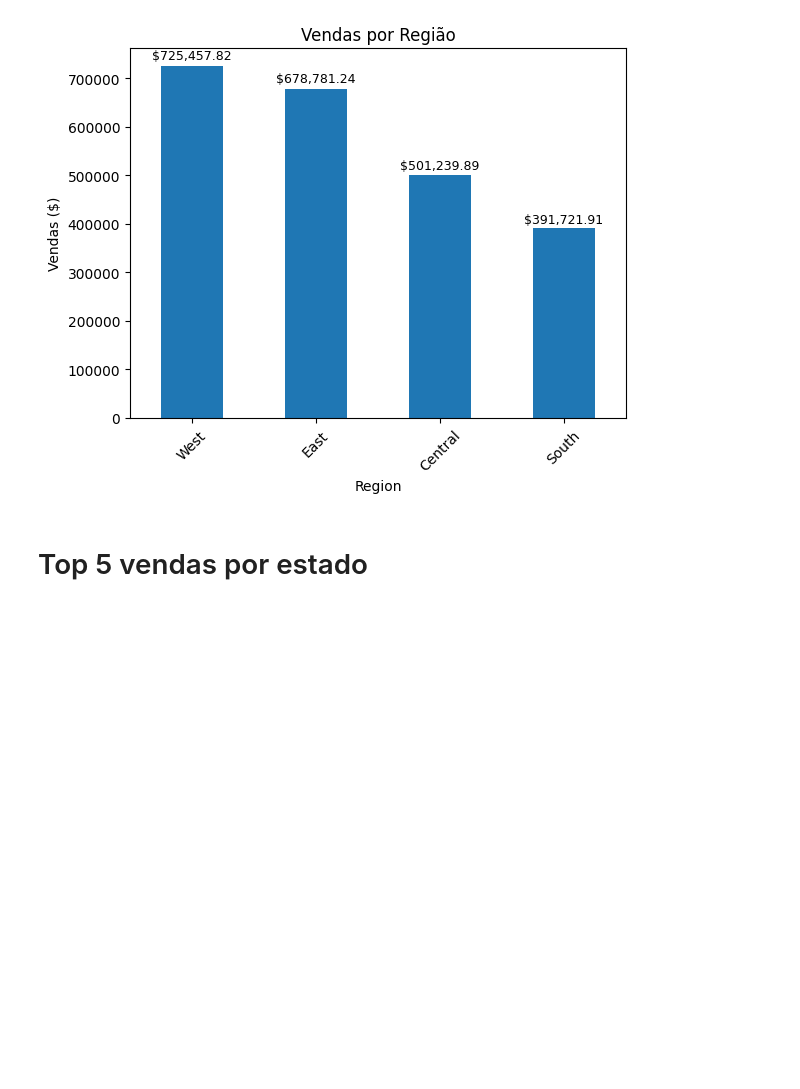
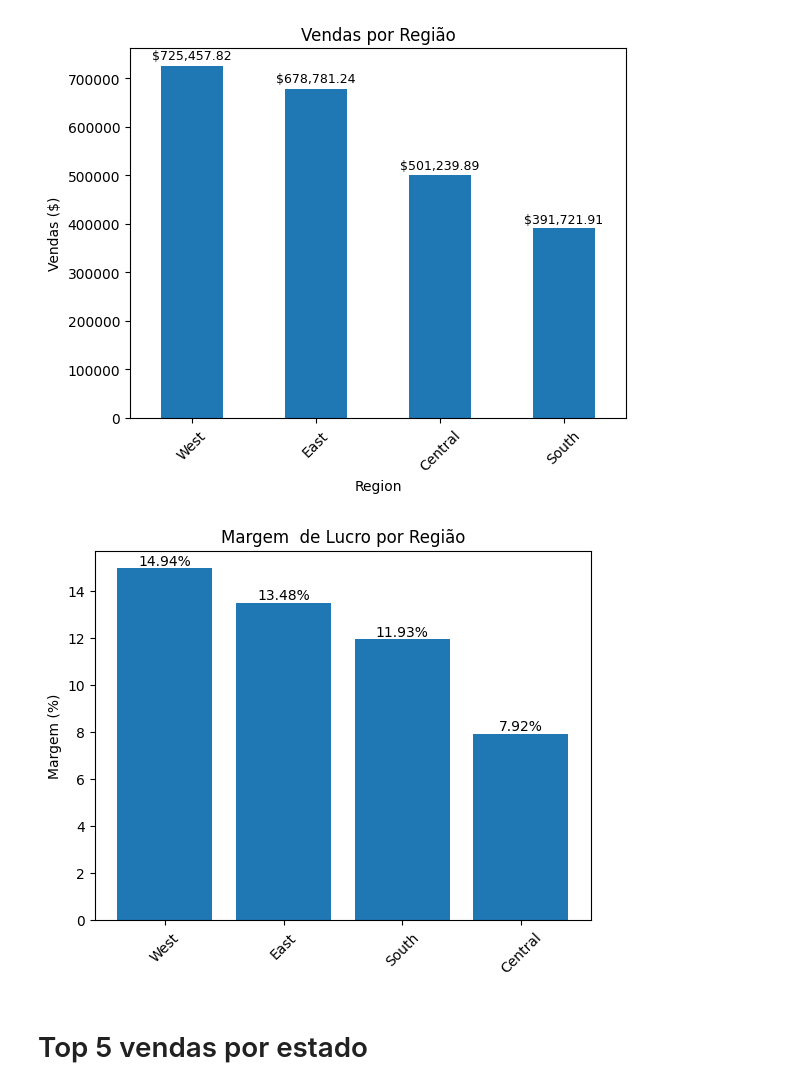
Before and after one commit to LucasHSantana/Superstore, a Jupyter notebook: superstore.ipynb, the cells around one changed output. Saved outputs shown, nothing was run; the diff lists cells and outputs as text; code cells hidden in the pictures; blank space fills up the shorter version.

```diff
--- a/superstore.ipynb
+++ b/superstore.ipynb
@@ -271,6 +271,28 @@ plt.xticks(rotation=45)
 plt.show()
 # %% [output]
 [figure]
+# %%
+profit_region = df.groupby('Region').agg({'Sales': 'sum', 'Profit': 'sum'}).reset_index()
+profit_region['Profit_Margin'] = (profit_region['Profit'] / profit_region['Sales']) * 100
+profit_region = profit_region.sort_values(by='Profit_Margin', ascending=False)
+
+bars = plt.bar(profit_region['Region'], profit_region['Profit_Margin'])
+
+for bar in bars:
+    val = bar.get_height()
+    plt.text(
+        bar.get_x() + bar.get_width()/2,  # posição horizontal no meio da barra
+        val + 0.,                       # posição vertical ligeiramente acima da barra
+        f'{val:.2f}%',                   # texto formatado
+        ha='center', va='bottom'
+    )
+
+plt.title('Margem  de Lucro por Região')
+plt.ylabel('Margem (%)')
+plt.xticks(rotation=45)
+plt.show()
+# %% [output]
+[figure, added]
 # %% [markdown]
 # Top 5 vendas por estado
 # %%
```
Also changed, not shown: 1 other file.
